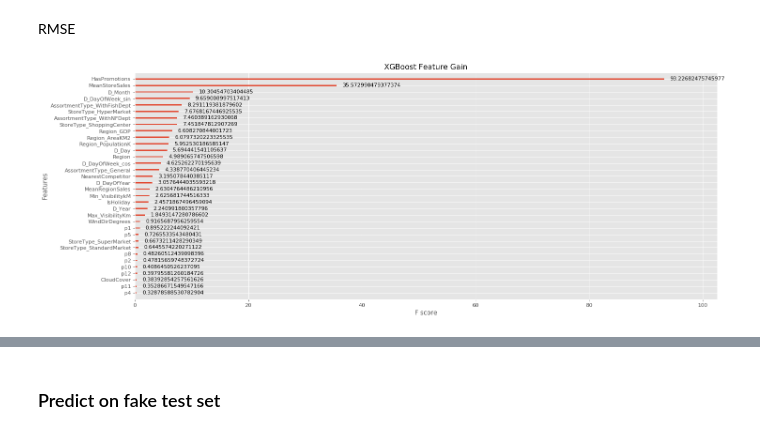
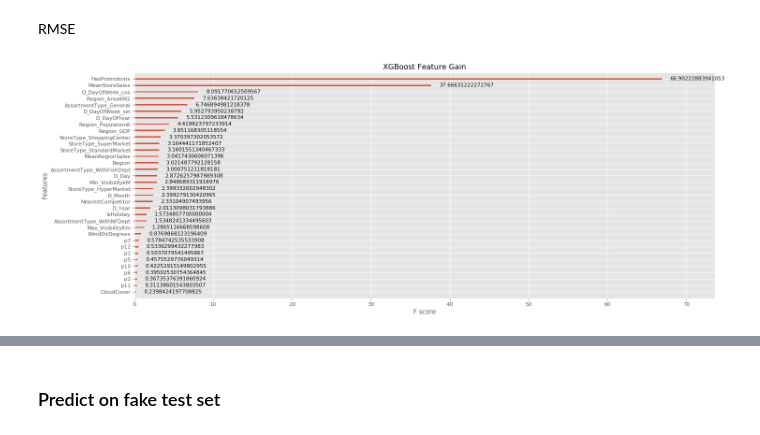
Before and after one commit to mirkomantovani/DMTM-project-BIP, a Jupyter notebook: 5.2.2_Model_XGBoost_PCA.ipynb, the cells around one changed output, grey strips where cells are left out. Cells and saved outputs as stored; diff of their text form; code cells hidden in the pictures.

```diff
--- a/5.2.2_Model_XGBoost_PCA.ipynb
+++ b/5.2.2_Model_XGBoost_PCA.ipynb
@@ -56,3 +79,4 @@ df = df[df.IsOpen == 1]
 # %%
 #for now let's drop unusable categorical vars
-df = df.drop(['StoreType','AssortmentType','Events'], axis=1)
+df.drop(['StoreType','AssortmentType','Events'], axis=1, inplace=True)
+df.head().T
@@ -59,6 +101,3 @@ df = df.drop(['StoreType','AssortmentType','Events'], axis=1)
-# %%
-#only for pca
-df = df.drop(['Unnamed: 0'], axis=1)
 # %%
 df.head(20).T
 # %% [output]
@@ -107,17 +146,20 @@ features = list(train.columns.values)
 features.remove('NumberOfSales')
 features.remove('StoreID')
 features.remove('IsOpen')
+features.remove('D_DayOfweek')
 #features.remove('Region')
 #features.remove('Region_GDP')
 #features.remove('Max_Dew_PointC')
+#features.remove('Min_Dew_PointC')
+#features.remove('Max_Wind_SpeedKm_h')
+#features.remove('Max_VisibilityKm')
 #features.remove('Min_Sea_Level_PressurehPa')
 #features.remove('Precipitationmm')
 #features.remove('Mean_Dew_PointC')
 #features.remove('Min_TemperatureC')
 #features.remove('Events_Thunderstorm')
 #features.remove('Events_Fog')
-features.remove('D_DayOfweek')
-features.remove('Date')
+
 print("features")
 
 pprint(features)
@@ -140,9 +182,11 @@ features
  'p11',
  'p12']
 # %%
-features.remove('p6')
+# remove less relevant components
+#features.remove('p6')
+features.remove('p8')
+features.remove('p4')
 features.remove('p3')
-features.remove('p7')
 features.remove('p9')
 # %%
 params = {"objective": "reg:linear",
@@ -215,13 +259,18 @@ error 0.11904310564026153
 # %% [markdown]
 RMSE
 # %%
+plt.style.use('ggplot')
+plt.rcParams['figure.figsize'] = (15, 6)
+plt.rcParams['figure.figsize'] = [20.0,8.0]
+plt.rcParams['figure.dpi']=80
+
 # # Feature importance XGB for all features
 from xgboost import plot_importance
 plot_importance(gbm, importance_type="gain")
 plt.title("XGBoost Feature Gain")
 plt.show()
 # %% [output]
-[figure, old version]
+[figure, new version]
 # %%
 # # Feature importance XGB for all features
 from xgboost import plot_importance
```
Also changed, not shown: parts of 22 cells of this notebook.
